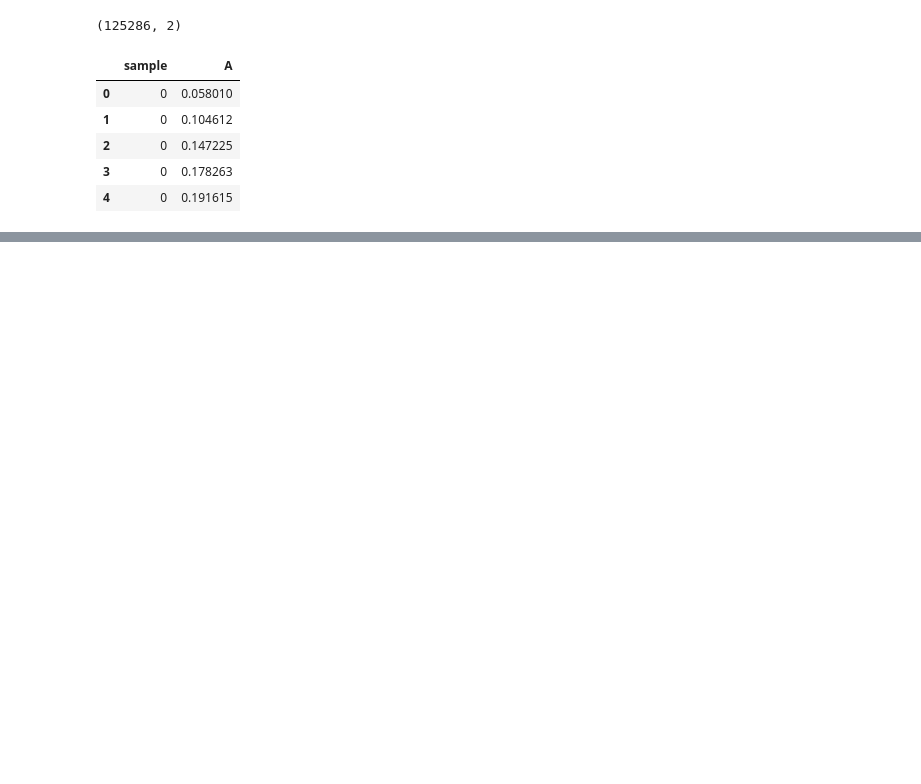
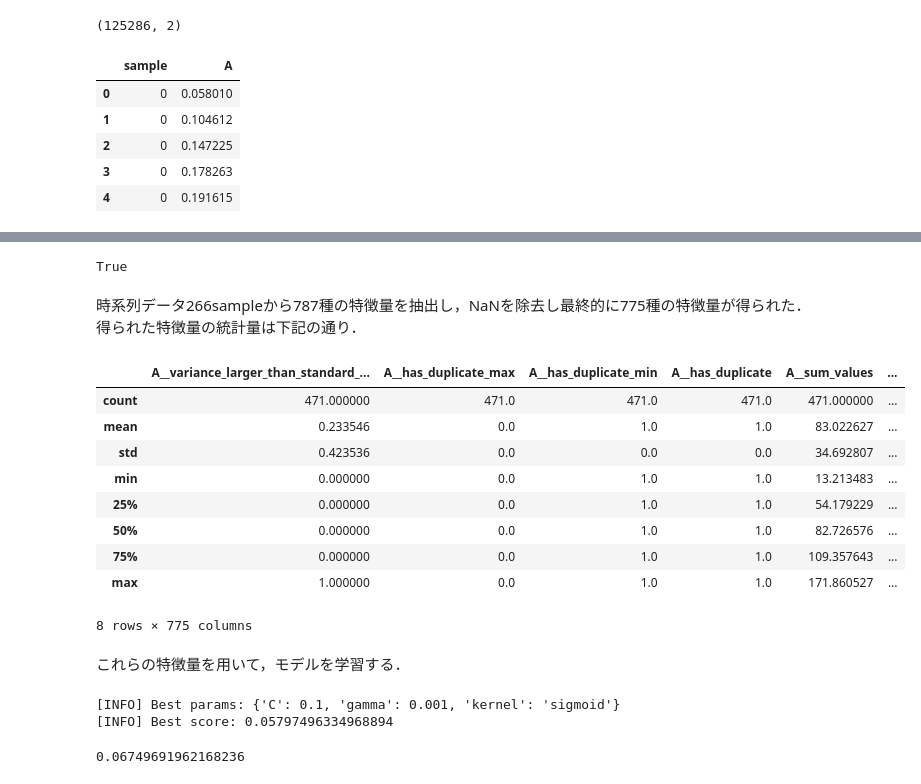
Before and after one commit to ryoma-jp/samples, a Jupyter notebook: python/feature_engineering/00_Overview.ipynb, the cells around one changed output, grey strips where cells are left out. Cells and saved outputs as stored; diff of their text form; code cells hidden in the pictures; blank space fills up the shorter version.

```diff
--- a/python/feature_engineering/00_Overview.ipynb
+++ b/python/feature_engineering/00_Overview.ipynb
@@ -197,0 +188,40 @@ tsfreshで抽出した特徴量で学習すると，RMSE=0.67で論文の0.05よ
+# %%
+(df_x_train_melt_ef.columns == df_x_test_melt_ef.columns).all()
+# %% [output]
+True
+# %% [markdown]
+時系列データ266sampleから787種の特徴量を抽出し，NaNを除去し最終的に775種の特徴量が得られた．
+得られた特徴量の統計量は下記の通り．
+# %%
+df_x_train_melt_ef.describe()
+# %% [output]
+|  | A__variance_larger_than_standard_... | A__has_duplicate_max | A__has_duplicate_min | A__has_duplicate | A__sum_values | ... |
+| count | 471.000000 | 471.0 | 471.0 | 471.0 | 471.000000 | ... |
+| mean | 0.233546 | 0.0 | 1.0 | 1.0 | 83.022627 | ... |
+| std | 0.423536 | 0.0 | 0.0 | 0.0 | 34.692807 | ... |
+| min | 0.000000 | 0.0 | 1.0 | 1.0 | 13.213483 | ... |
+| 25% | 0.000000 | 0.0 | 1.0 | 1.0 | 54.179229 | ... |
+| 50% | 0.000000 | 0.0 | 1.0 | 1.0 | 82.726576 | ... |
+| 75% | 0.000000 | 0.0 | 1.0 | 1.0 | 109.357643 | ... |
+| max | 1.000000 | 0.0 | 1.0 | 1.0 | 171.860527 | ... |
+8 rows × 775 columns
+# %% [markdown]
+これらの特徴量を用いて，モデルを学習する．
+# %%
+model_svr = GridSearchCV(
+    svm.SVR(),
+    params,
+    cv=KFold(n_splits=3, shuffle=True, random_state=1234),
+    scoring=make_scorer(rmse, greater_is_better=False))
+model_svr.fit(df_x_train_melt_ef, y_train)
+
+print('[INFO] Best params: {}'.format(model_svr.best_params_))
+print('[INFO] Best score: {}'.format(-model_svr.best_score_))
+# %% [output]
+[INFO] Best params: {'C': 0.1, 'gamma': 0.001, 'kernel': 'sigmoid'}
+[INFO] Best score: 0.05797496334968894
+# %%
+prediction = model_svr.predict(df_x_test_melt_ef)
+print(rmse(y_test, prediction))
+# %% [output]
+0.06749691962168236
```
Also changed, not shown: parts of 22 cells of this notebook.
